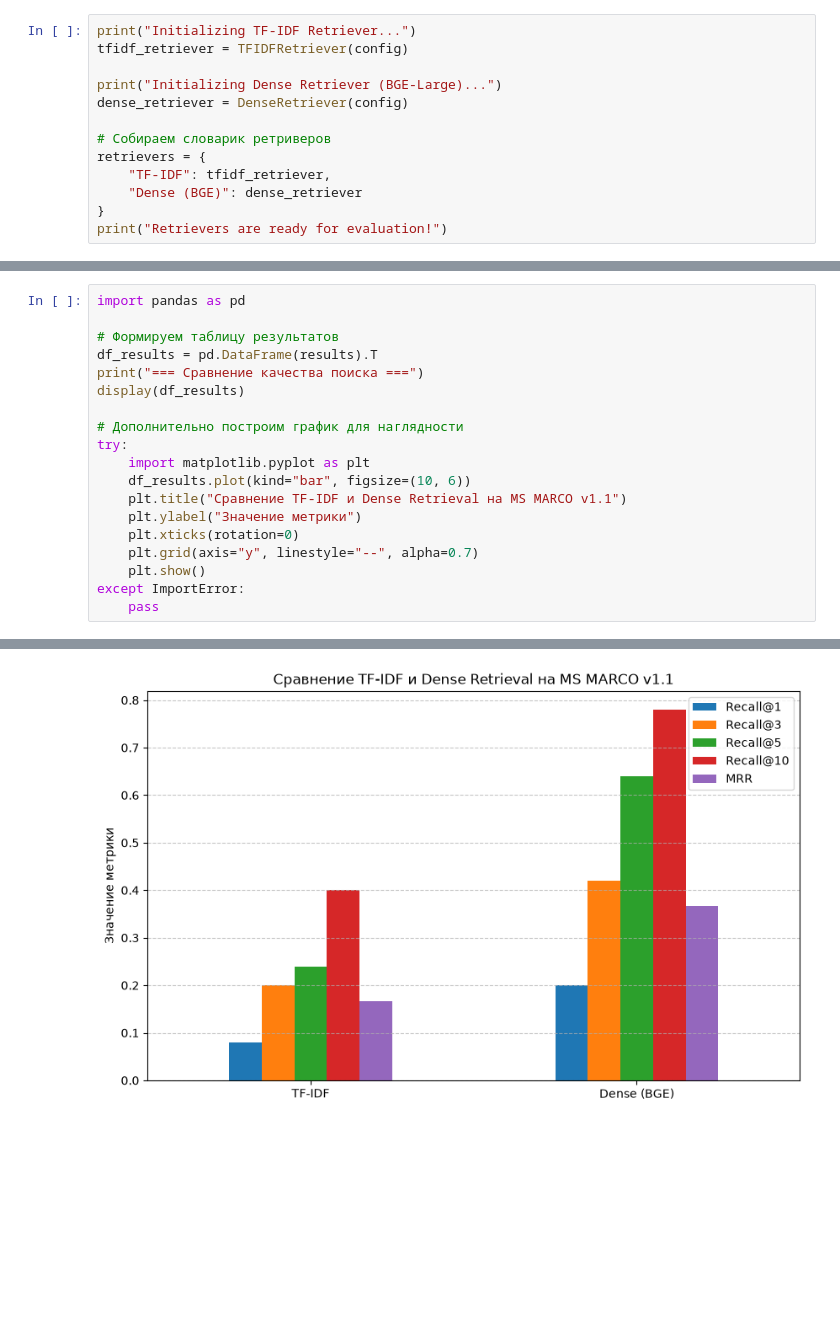
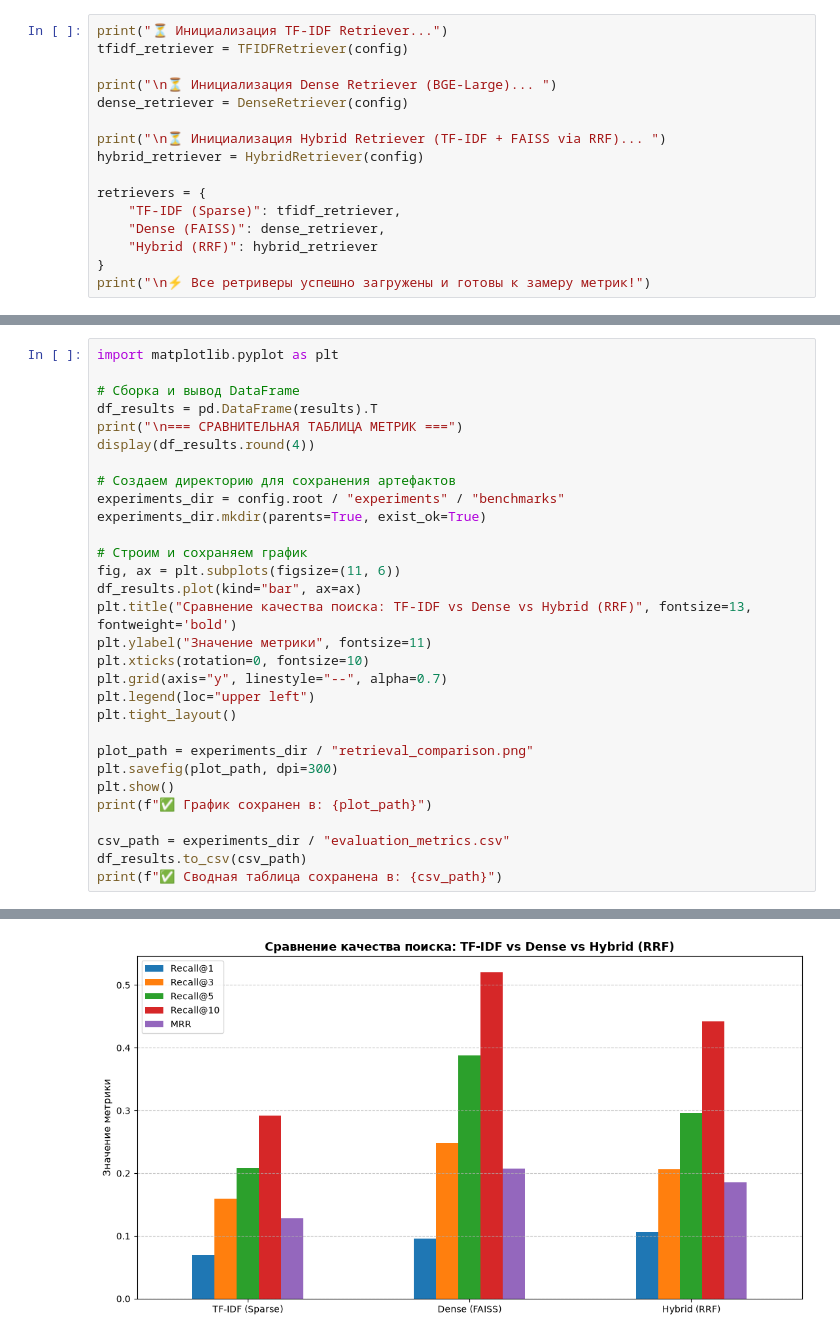
Before and after one commit to kankul-23/semantic-search, a Jupyter notebook: notebooks/02_model_evaluation.ipynb, the cells around one changed output, grey strips where cells are left out. Saved outputs shown, nothing was run; the diff lists cells and outputs as text; blank space fills up the shorter version.

```diff
--- a/notebooks/02_model_evaluation.ipynb
+++ b/notebooks/02_model_evaluation.ipynb
@@ -78,14 +86,17 @@ Selected 50 samples for evaluation run.
 # %%
-print("Initializing TF-IDF Retriever...")
+print("⏳ Инициализация TF-IDF Retriever...")
 tfidf_retriever = TFIDFRetriever(config)
 
-print("Initializing Dense Retriever (BGE-Large)...")
+print("\n⏳ Инициализация Dense Retriever (BGE-Large)... ")
 dense_retriever = DenseRetriever(config)
 
-# Собираем словарик ретриверов
+print("\n⏳ Инициализация Hybrid Retriever (TF-IDF + FAISS via RRF)... ")
+hybrid_retriever = HybridRetriever(config)
+
 retrievers = {
-    "TF-IDF": tfidf_retriever,
-    "Dense (BGE)": dense_retriever
+    "TF-IDF (Sparse)": tfidf_retriever,
+    "Dense (FAISS)": dense_retriever,
+    "Hybrid (RRF)": hybrid_retriever
 }
-print("Retrievers are ready for evaluation!")
+print("\n⚡ Все ретриверы успешно загружены и готовы к замеру метрик!")
 # %% [output]
@@ -117,20 +132,31 @@ Evaluation finished successfully!
 # %%
-import pandas as pd
+import matplotlib.pyplot as plt
 
-# Формируем таблицу результатов
+# Сборка и вывод DataFrame
 df_results = pd.DataFrame(results).T
-print("=== Сравнение качества поиска ===")
-display(df_results)
+print("\n=== СРАВНИТЕЛЬНАЯ ТАБЛИЦА МЕТРИК ===")
+display(df_results.round(4))
 
-# Дополнительно построим график для наглядности
-try:
-    import matplotlib.pyplot as plt
-    df_results.plot(kind="bar", figsize=(10, 6))
-    plt.title("Сравнение TF-IDF и Dense Retrieval на MS MARCO v1.1")
-    plt.ylabel("Значение метрики")
-    plt.xticks(rotation=0)
-    plt.grid(axis="y", linestyle="--", alpha=0.7)
-    plt.show()
-except ImportError:
-    pass
+# Создаем директорию для сохранения артефактов
+experiments_dir = config.root / "experiments" / "benchmarks"
+experiments_dir.mkdir(parents=True, exist_ok=True)
+
+# Строим и сохраняем график
+fig, ax = plt.subplots(figsize=(11, 6))
+df_results.plot(kind="bar", ax=ax)
+plt.title("Сравнение качества поиска: TF-IDF vs Dense vs Hybrid (RRF)", fontsize=13, fontweight='bold')
+plt.ylabel("Значение метрики", fontsize=11)
+plt.xticks(rotation=0, fontsize=10)
+plt.grid(axis="y", linestyle="--", alpha=0.7)
+plt.legend(loc="upper left")
+plt.tight_layout()
+
+plot_path = experiments_dir / "retrieval_comparison.png"
+plt.savefig(plot_path, dpi=300)
+plt.show()
+print(f"✅ График сохранен в: {plot_path}")
+
+csv_path = experiments_dir / "evaluation_metrics.csv"
+df_results.to_csv(csv_path)
+print(f"✅ Сводная таблица сохранена в: {csv_path}")
 # %% [output]
@@ -141 +168 @@ except ImportError:
-[figure, old version]
+[figure, new version]
```
Also changed, not shown: parts of 15 cells of this notebook, 3 other files.
